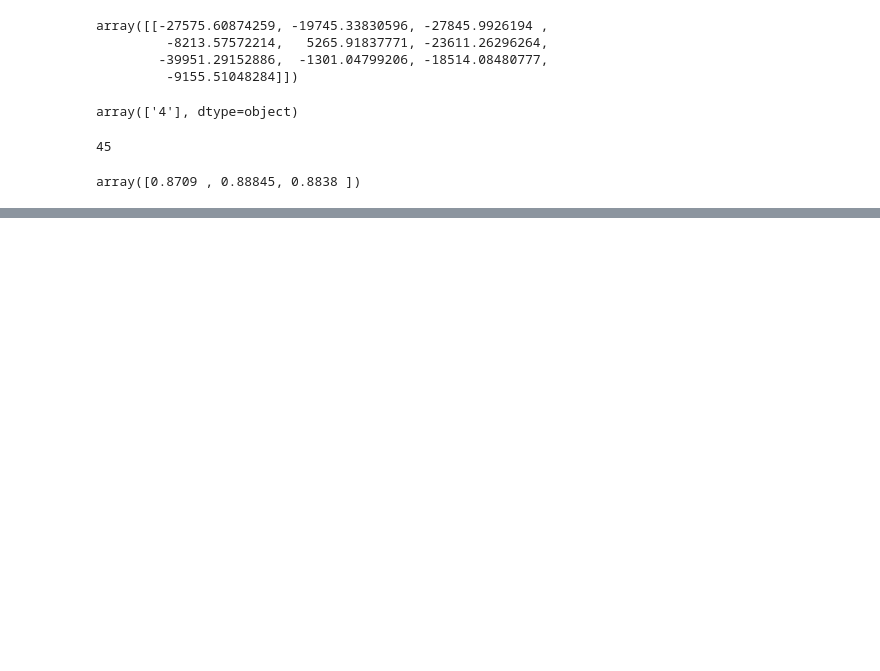
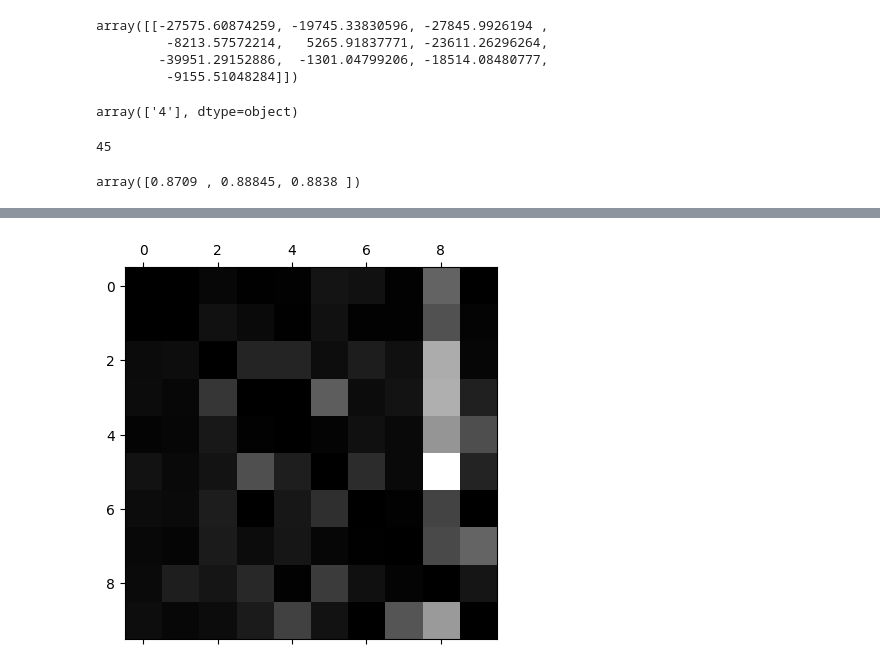
Before and after one commit to parmarshashank/MNIST, a Jupyter notebook: MNIST.ipynb, the cells around one changed output, grey strips where cells are left out. Cells and saved outputs as stored; diff of their text form; code cells hidden in the pictures; blank space fills up the shorter version.

```diff
--- a/MNIST.ipynb
+++ b/MNIST.ipynb
@@ -199,0 +223,6 @@ cross_val_score(sgd_clf, X_train_scaled, y_train, cv=3, scoring="accuracy")
+# %%
+np.fill_diagonal(norm_conf_mx, 0)
+plt.matshow(norm_conf_mx, cmap=plt.cm.gray)
+plt.show()
+# %% [output]
+[figure, added]
```
Also changed, not shown: parts of 6 cells of this notebook.
